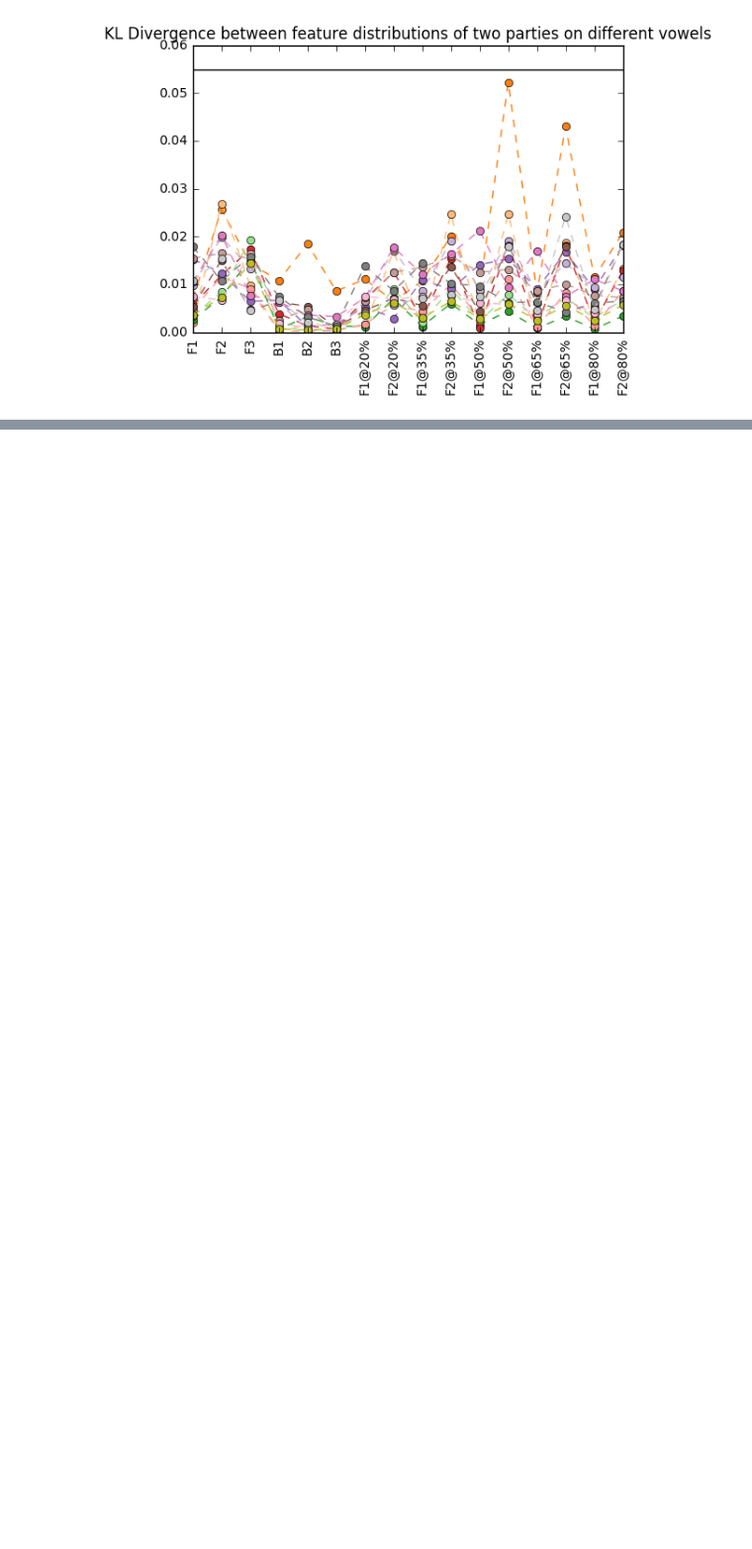
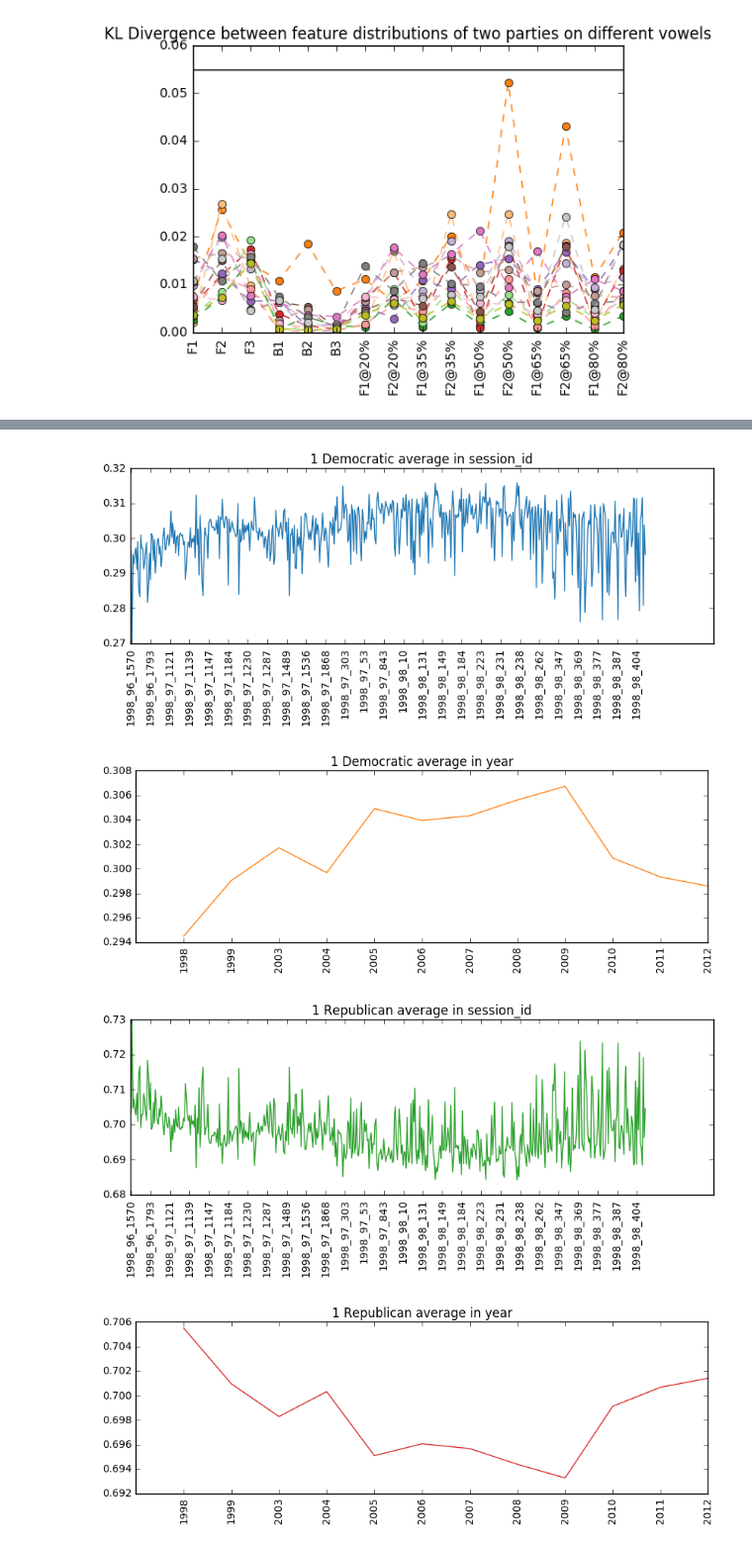
Before and after one commit to wooginawunan/MLProject_paraphrasing_legal_phrases, a Jupyter notebook: KL-Divergence.ipynb, the cells around one changed output, grey strips where cells are left out. Shown: that part at 99% size. Drawn from its saved outputs; the diff is of its cells as text; code cells hidden in the pictures; blank space fills up the shorter version.

```diff
--- a/KL-Divergence.ipynb
+++ b/KL-Divergence.ipynb
@@ -80,0 +83,2 @@ plt.show()
+# %%
+time_series = pd.read_csv('./prediction_table.csv')
@@ -80,0 +104,22 @@ plt.show()
+# %%
+k = 0
+for lab in [1,-1]:
+    D = time_series[time_series.label==lab]
+    for party in ['Democratic','Republican']:
+        for group in ['session_id','year']:
+            time = D[[group,party]].groupby(by = group).mean().index.values
+            values = D[[group,party]].groupby(by = group).mean().values
+            plt.figure
+            plt.figure(figsize=(10,3))
+            plt.plot(range(1,len(values)+1),values,color = tableau20[k])
+            if group == 'year':
+                plt.xticks(np.arange(1, len(values)+1, 1.0),time,rotation='vertical')
+            else:
+                plt.xticks(np.arange(1, len(values)+1, 20.0),time,rotation='vertical')
+            plt.title(str(lab)+' '+party+' average in '+group)
+            k += 2
+# %% [output]
+[figure, added]
+[figure, added]
+[figure, added]
+[figure, added]
```
Also changed, not shown: parts of 4 cells of this notebook.
